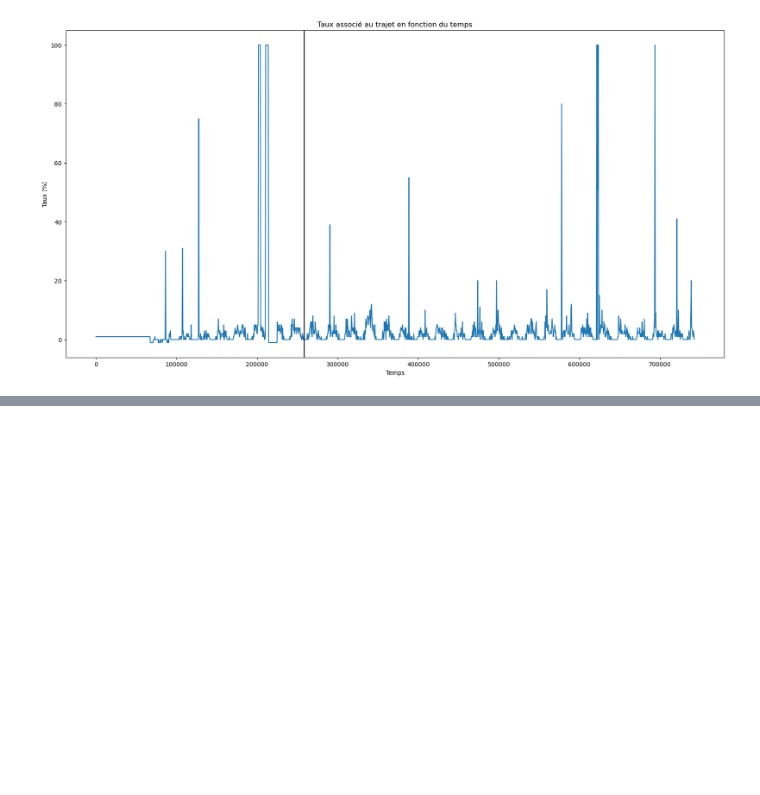
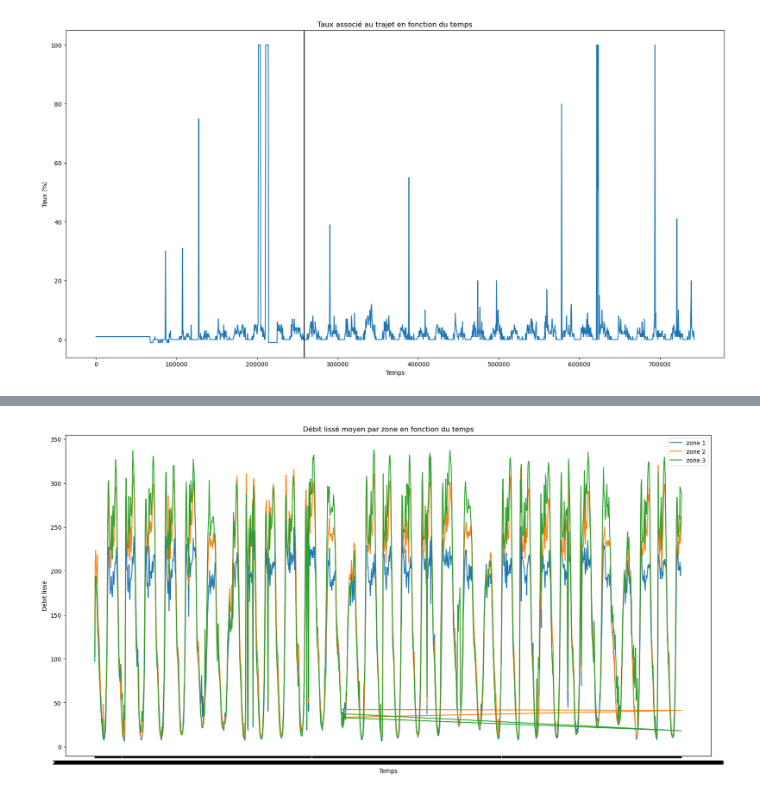
Before and after one commit to emiliejd/project_MCNDU, a Jupyter notebook: Exploitation_Graphique_Strasbourg.ipynb, the cells around one changed output, grey strips where cells are left out. Drawn from its saved outputs; the diff is of its cells as text; code cells hidden in the pictures; blank space fills up the shorter version.

```diff
--- a/Exploitation_Graphique_Strasbourg.ipynb
+++ b/Exploitation_Graphique_Strasbourg.ipynb
@@ -119,0 +124,2 @@ plt.show()
+# %%
+coordonnees_sirac = pd.read_csv("coordinates_sirac.csv", sep = ";")
@@ -119,0 +142,2 @@ plt.show()
+# %%
+SIRAC_avec_zone = pd.merge(SIRAC, coordonnees_sirac[['name','zone']], on='name')
@@ -119,0 +160,4 @@ plt.show()
+# %%
+SIRAC_zone_1 = SIRAC_avec_zone[SIRAC_avec_zone["zone"] == 1]
+SIRAC_zone_2 = SIRAC_avec_zone[SIRAC_avec_zone["zone"] == 2]
+SIRAC_zone_3 = SIRAC_avec_zone[SIRAC_avec_zone["zone"] == 3]
@@ -119,0 +180,17 @@ plt.show()
+# %%
+SIRAC_zone_1_moyenne = SIRAC_zone_1[['debitlisse','ts']].groupby(['ts']).mean()
+SIRAC_zone_2_moyenne = SIRAC_zone_2[['debitlisse','ts']].groupby(['ts']).mean()
+SIRAC_zone_3_moyenne = SIRAC_zone_3[['debitlisse','ts']].groupby(['ts']).mean()
+# %%
+plt.figure(figsize=(20,10))
+plt.plot(SIRAC_zone_1_moyenne['debitlisse'], label = 'zone 1')
+plt.plot(SIRAC_zone_2_moyenne['debitlisse'], label = 'zone 2')
+plt.plot(SIRAC_zone_3_moyenne['debitlisse'], label = 'zone 3')
+plt.xlabel("Temps")
+plt.ylabel("Débit lissé")
+plt.title("Débit lissé moyen par zone en fonction du temps")
+#plt.axvline(x=258456,color='black') #Ajout d'une ligne verticale
+plt.legend()
+plt.show()
+# %% [output]
+[figure, added]
```
Also changed, not shown: parts of 6 cells of this notebook.
